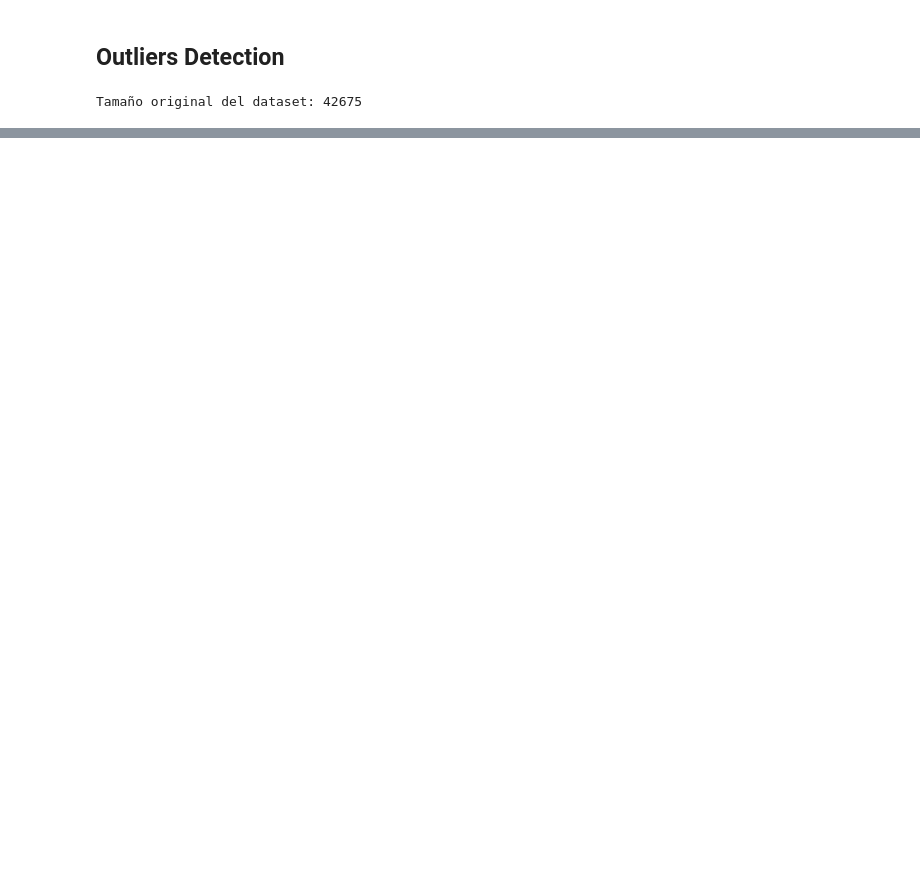
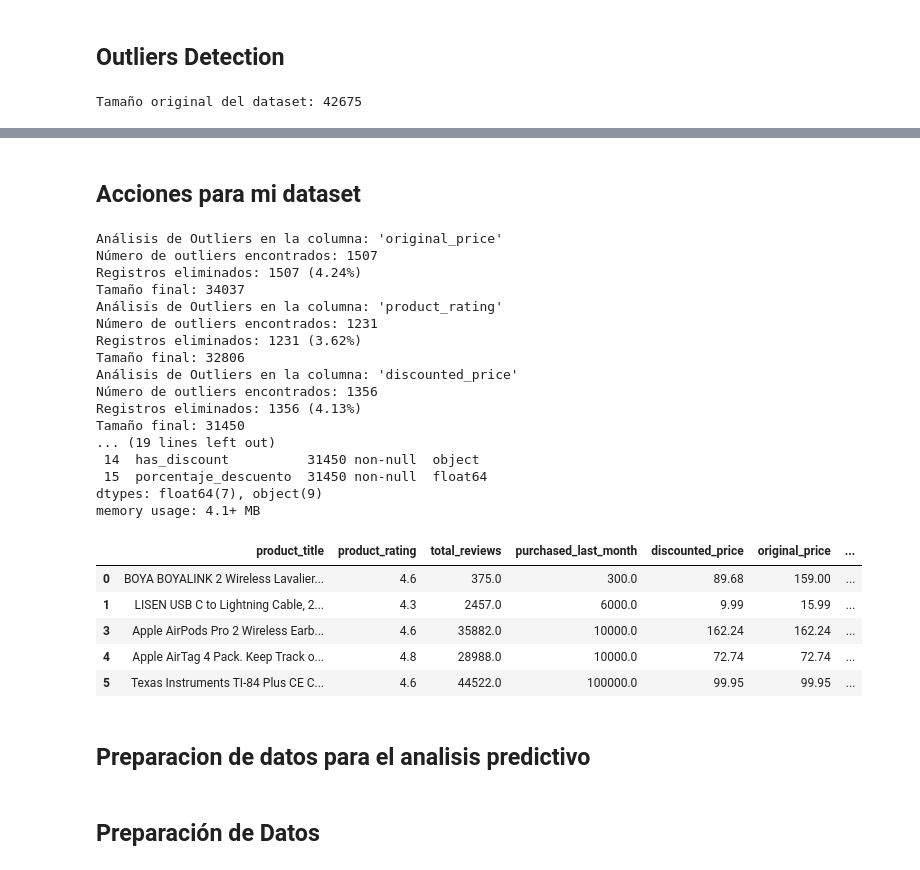
Before and after one commit to Chispon77/Proyecto-Final-CoderHouse, a Jupyter notebook: ProjectAmazon.ipynb, the cells around one changed output, grey strips where cells are left out. Saved outputs shown, nothing was run; the diff lists cells and outputs as text; code cells hidden in the pictures; blank space fills up the shorter version.

```diff
--- a/ProjectAmazon.ipynb
+++ b/ProjectAmazon.ipynb
@@ -390,0 +359,59 @@ Registros eliminados: 5069 (11.88%)
+# %% [markdown]
+## Acciones para mi dataset
+# %%
+# Empezar con una copia del dataframe original
+df_imputed = df.copy()
+
+# Imputar valores faltantes para columnas especificadas
+df_imputed['purchased_last_month'] = df_imputed['purchased_last_month'].fillna(0)
+df_imputed['discounted_price'] = df_imputed['discounted_price'].fillna(0)
+df_imputed['discount_percentage'] = df_imputed['discount_percentage'].fillna(0)
+
+# Eliminar columnas con alto riesgo y baja utilidad
+df_imputed = df_imputed.drop(['sustainability_tags', 'buy_box_availability', 'delivery_date'], axis=1)
+
+# Eliminar filas con nulos en 'original_price'
+df_imputed = df_imputed.dropna(subset=['original_price'])
+
+# Aplicar eliminación de valores atípicos para 'original_price'
+df_imputed = remove_outliers_iqr(df_imputed, 'original_price')
+
+# Aplicar eliminación de valores atípicos para 'product_rating'
+df_imputed = remove_outliers_iqr(df_imputed, 'product_rating')
+
+# Aplicar eliminación de valores atípicos para 'discounted_price'
+df_imputed = remove_outliers_iqr(df_imputed, 'discounted_price')
+
+
+
+# Mostrar la información
+df_imputed.info()
+display(df_imputed.head())
+# %% [output]
+Análisis de Outliers en la columna: 'original_price'
+Número de outliers encontrados: 1507
+Registros eliminados: 1507 (4.24%)
+Tamaño final: 34037
+Análisis de Outliers en la columna: 'product_rating'
+Número de outliers encontrados: 1231
+Registros eliminados: 1231 (3.62%)
+Tamaño final: 32806
+Análisis de Outliers en la columna: 'discounted_price'
+Número de outliers encontrados: 1356
+Registros eliminados: 1356 (4.13%)
+Tamaño final: 31450
+... (19 lines left out)
+ 14  has_discount          31450 non-null  object
+ 15  porcentaje_descuento  31450 non-null  float64
+dtypes: float64(7), object(9)
+memory usage: 4.1+ MB
+|  | product_title | product_rating | total_reviews | purchased_last_month | discounted_price | original_price | ... |
+| 0 | BOYA BOYALINK 2 Wireless Lavalier... | 4.6 | 375.0 | 300.0 | 89.68 | 159.00 | ... |
+| 1 | LISEN USB C to Lightning Cable, 2... | 4.3 | 2457.0 | 6000.0 | 9.99 | 15.99 | ... |
+| 3 | Apple AirPods Pro 2 Wireless Earb... | 4.6 | 35882.0 | 10000.0 | 162.24 | 162.24 | ... |
+| 4 | Apple AirTag 4 Pack. Keep Track o... | 4.8 | 28988.0 | 10000.0 | 72.74 | 72.74 | ... |
+| 5 | Texas Instruments TI-84 Plus CE C... | 4.6 | 44522.0 | 100000.0 | 99.95 | 99.95 | ... |
+# %% [markdown]
+## Preparacion de datos para el analisis predictivo
+# %% [markdown]
+## Preparación de Datos
```
Also changed, not shown: parts of 20 cells of this notebook.
